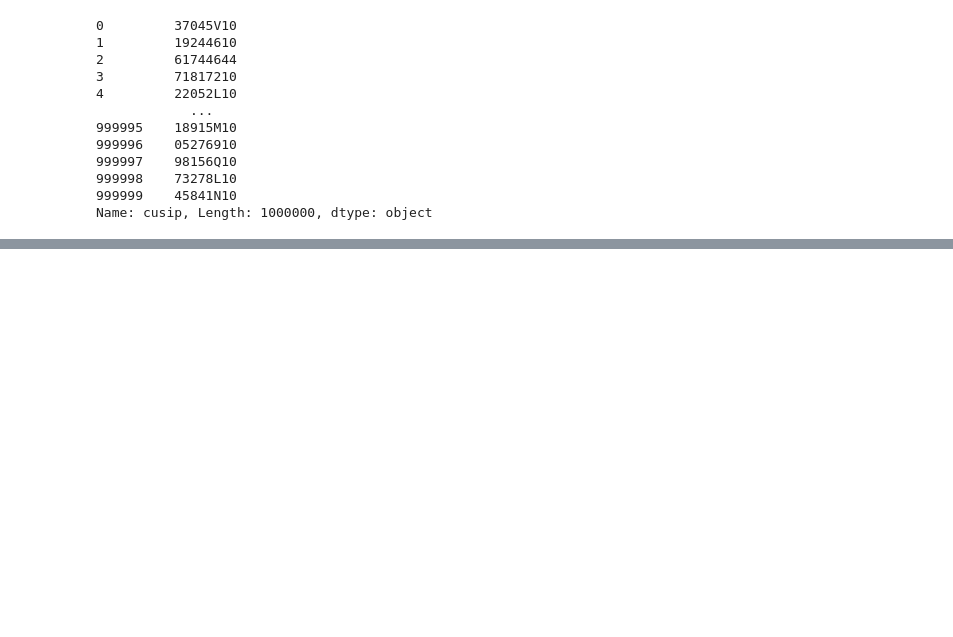
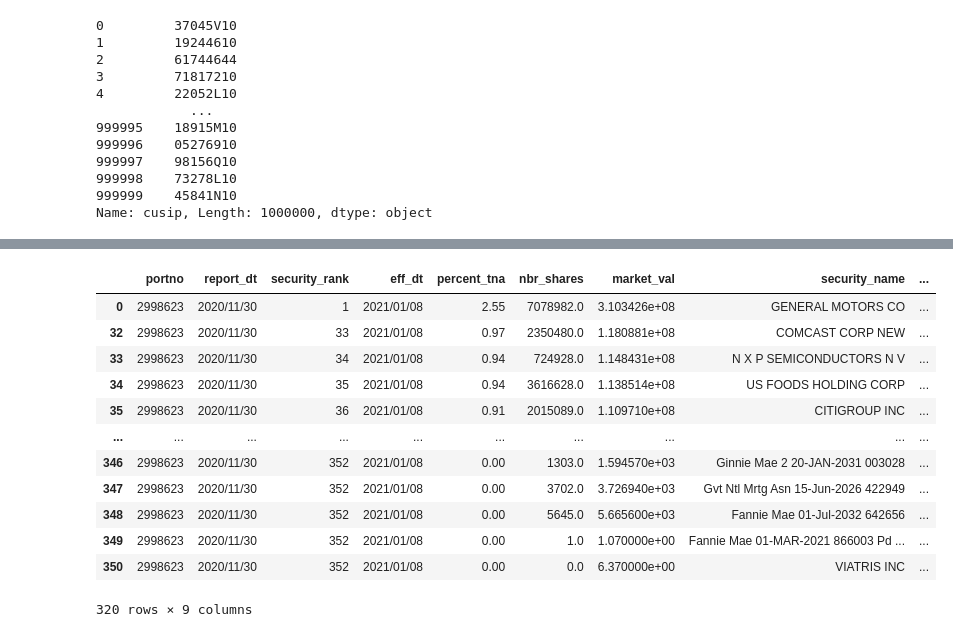
Before and after one commit to uuboyscy/tir104, a Jupyter notebook: pandas/src/07_preview_and_summary.ipynb, the cells around one changed output, grey strips where cells are left out. Cells and saved outputs as stored; diff of their text form; code cells hidden in the pictures; blank space fills up the shorter version.

```diff
--- a/pandas/src/07_preview_and_summary.ipynb
+++ b/pandas/src/07_preview_and_summary.ipynb
@@ -334,0 +402,31 @@ Name: cusip, Length: 1000000, dtype: object
+# %%
+filter_portno_2998623 = df["portno"] == "2998623"
+filter_percent_tna_gt_2 = df["percent_tna"] > 2
+filter_percent_tna_lt_1 = df["percent_tna"] < 1
+
+"""
+filter_portno_2998623
+AND (
+    filter_percent_tna_gt_2
+    OR filter_percent_tna_lt_1
+)
+"""
+df[
+    filter_portno_2998623 & (
+        filter_percent_tna_gt_2 | filter_percent_tna_lt_1
+    )
+]
+# %% [output]
+|  | portno | report_dt | security_rank | eff_dt | percent_tna | nbr_shares | market_val | security_name | ... |
+| 0 | 2998623 | 2020/11/30 | 1 | 2021/01/08 | 2.55 | 7078982.0 | 3.103426e+08 | GENERAL MOTORS CO | ... |
+| 32 | 2998623 | 2020/11/30 | 33 | 2021/01/08 | 0.97 | 2350480.0 | 1.180881e+08 | COMCAST CORP NEW | ... |
+| 33 | 2998623 | 2020/11/30 | 34 | 2021/01/08 | 0.94 | 724928.0 | 1.148431e+08 | N X P SEMICONDUCTORS N V | ... |
+| 34 | 2998623 | 2020/11/30 | 35 | 2021/01/08 | 0.94 | 3616628.0 | 1.138514e+08 | US FOODS HOLDING CORP | ... |
+| 35 | 2998623 | 2020/11/30 | 36 | 2021/01/08 | 0.91 | 2015089.0 | 1.109710e+08 | CITIGROUP INC | ... |
+| ... | ... | ... | ... | ... | ... | ... | ... | ... | ... |
+| 346 | 2998623 | 2020/11/30 | 352 | 2021/01/08 | 0.00 | 1303.0 | 1.594570e+03 | Ginnie Mae 2 20-JAN-2031 003028 | ... |
+| 347 | 2998623 | 2020/11/30 | 352 | 2021/01/08 | 0.00 | 3702.0 | 3.726940e+03 | Gvt Ntl Mrtg Asn 15-Jun-2026 422949 | ... |
+| 348 | 2998623 | 2020/11/30 | 352 | 2021/01/08 | 0.00 | 5645.0 | 5.665600e+03 | Fannie Mae 01-Jul-2032 642656 | ... |
+| 349 | 2998623 | 2020/11/30 | 352 | 2021/01/08 | 0.00 | 1.0 | 1.070000e+00 | Fannie Mae 01-MAR-2021 866003 Pd ... | ... |
+| 350 | 2998623 | 2020/11/30 | 352 | 2021/01/08 | 0.00 | 0.0 | 6.370000e+00 | VIATRIS INC | ... |
+320 rows × 9 columns
```
Also changed, not shown: parts of 12 cells of this notebook.
